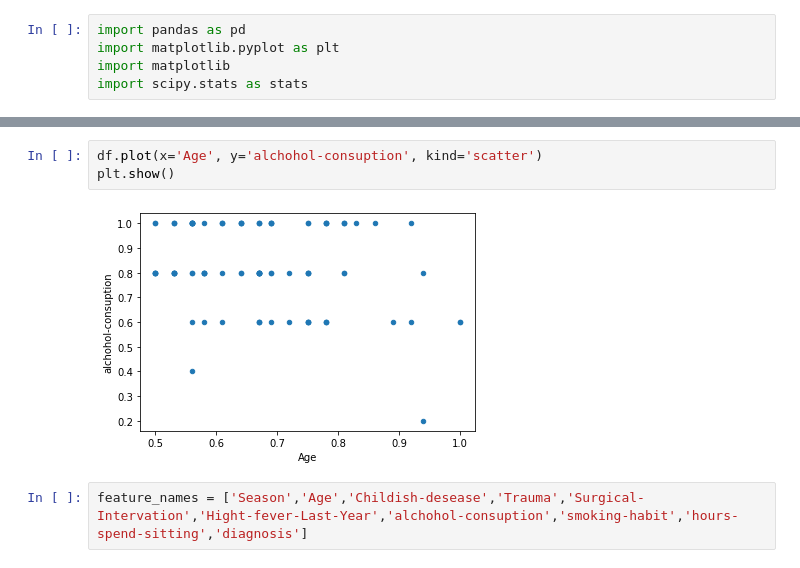
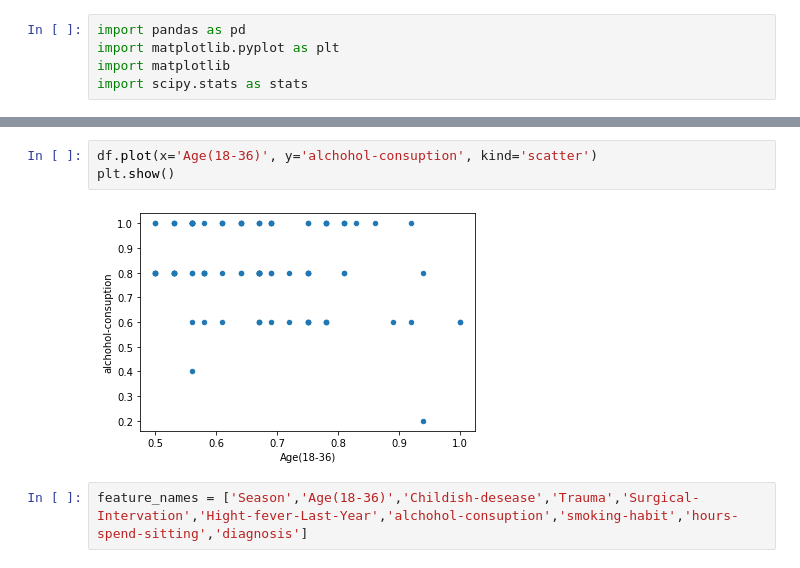
Before and after one commit to RafaelSCardoso/SGBD_T2, a Jupyter notebook: Untitled.ipynb, the cells around one changed output, grey strips where cells are left out. Cells and saved outputs as stored; diff of their text form.

```diff
--- a/Untitled.ipynb
+++ b/Untitled.ipynb
@@ -50,10 +52,10 @@ plt.show()
 # %%
-df.plot(x='Age', y='alchohol-consuption', kind='scatter')
+df.plot(x='Age(18-36)', y='alchohol-consuption', kind='scatter')
 plt.show()
 # %% [output]
-[figure, old version]
+[figure, new version]
 # %%
-feature_names = ['Season','Age','Childish-desease','Trauma','Surgical-Intervation','Hight-fever-Last-Year','alchohol-consuption','smoking-habit','hours-spend-sitting','diagnosis']
+feature_names = ['Season','Age(18-36)','Childish-desease','Trauma','Surgical-Intervation','Hight-fever-Last-Year','alchohol-consuption','smoking-habit','hours-spend-sitting','diagnosis']
 # %%
 pd.plotting.scatter_matrix(df[feature_names],figsize=(20, 20))
 plt.show()
```
Also changed, not shown: parts of 12 cells of this notebook.
